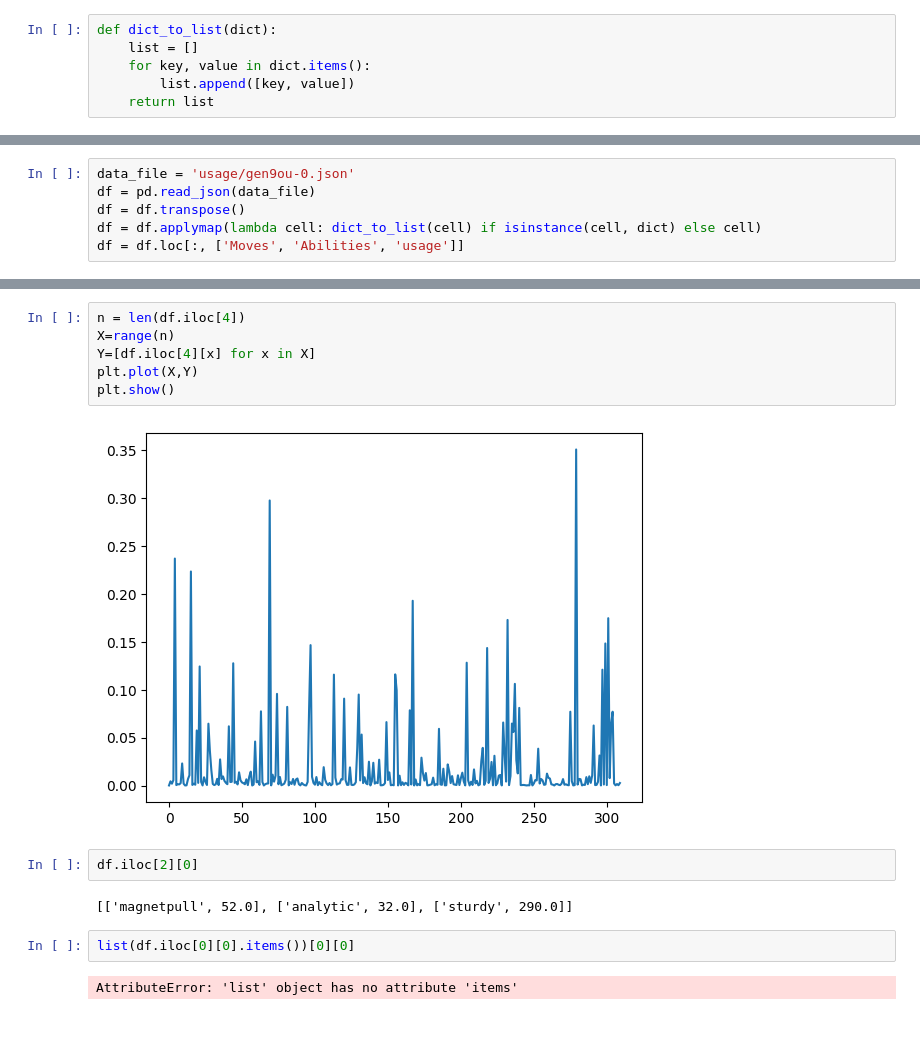
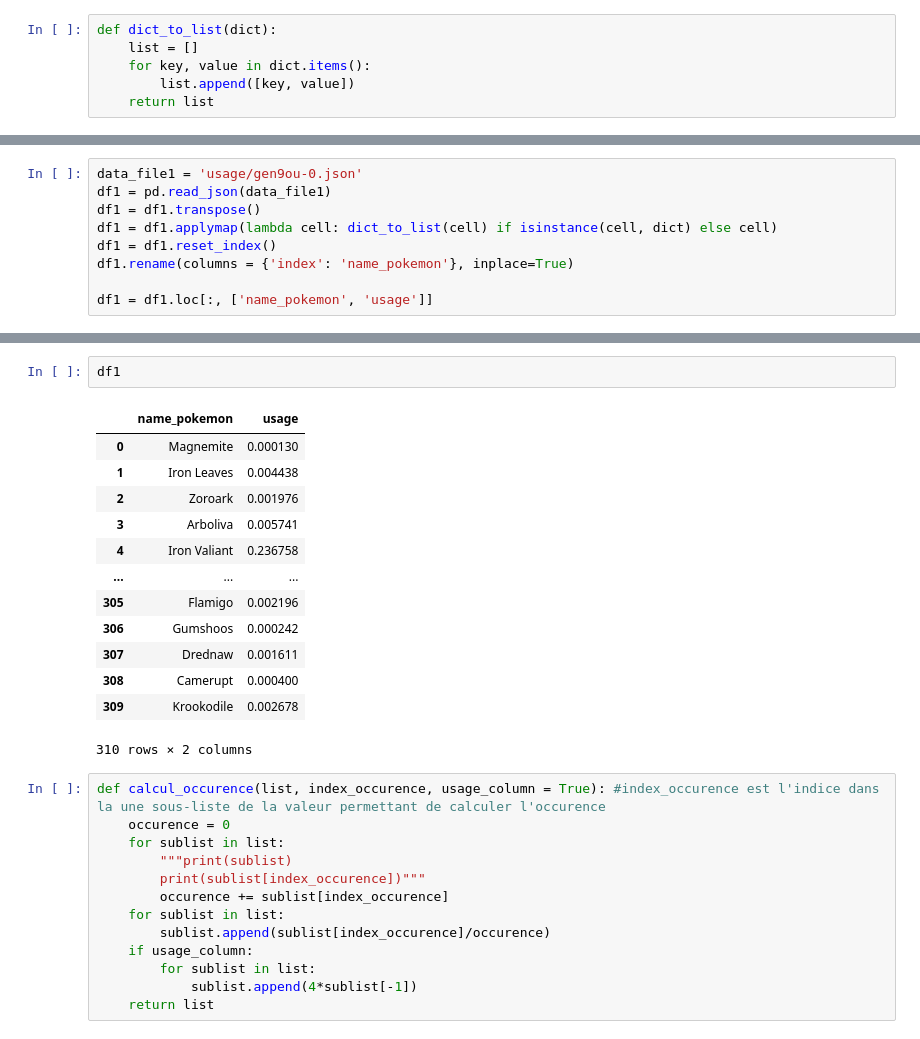
Before and after one commit to ErwannE/STNUM_pkmn, a Jupyter notebook: analysis.ipynb, the cells around one changed output, grey strips where cells are left out. Drawn from its saved outputs; the diff is of its cells as text.

```diff
--- a/analysis.ipynb
+++ b/analysis.ipynb
@@ -10,6 +33,9 @@ def dict_to_list(dict):
 # %%
-data_file = 'usage/gen9ou-0.json'
-df = pd.read_json(data_file)
-df = df.transpose()
-df = df.applymap(lambda cell: dict_to_list(cell) if isinstance(cell, dict) else cell)
-df = df.loc[:, ['Moves', 'Abilities', 'usage']]
+data_file1 = 'usage/gen9ou-0.json'
+df1 = pd.read_json(data_file1)
+df1 = df1.transpose()
+df1 = df1.applymap(lambda cell: dict_to_list(cell) if isinstance(cell, dict) else cell)
+df1 = df1.reset_index()
+df1.rename(columns = {'index': 'name_pokemon'}, inplace=True)
+
+df1 = df1.loc[:, ['name_pokemon', 'usage']]
@@ -43,16 +42,29 @@ KeyError: 'Magnemite'
-# %%
-n = len(df.iloc[4])
-X=range(n)
-Y=[df.iloc[4][x] for x in X]
-plt.plot(X,Y)
-plt.show()
-# %% [output]
-[figure, removed]
-# %%
-df.iloc[2][0]
-# %% [output]
-[['magnetpull', 52.0], ['analytic', 32.0], ['sturdy', 290.0]]
-# %%
-list(df.iloc[0][0].items())[0][0]
-# %% [output]
-AttributeError: 'list' object has no attribute 'items'
+# %%
+df1
+# %% [output]
+|  | name_pokemon | usage |
+| 0 | Magnemite | 0.000130 |
+| 1 | Iron Leaves | 0.004438 |
+| 2 | Zoroark | 0.001976 |
+| 3 | Arboliva | 0.005741 |
+| 4 | Iron Valiant | 0.236758 |
+| ... | ... | ... |
+| 305 | Flamigo | 0.002196 |
+| 306 | Gumshoos | 0.000242 |
+| 307 | Drednaw | 0.001611 |
+| 308 | Camerupt | 0.000400 |
+| 309 | Krookodile | 0.002678 |
+310 rows × 2 columns
+# %%
+def calcul_occurence(list, index_occurence, usage_column = True): #index_occurence est l'indice dans la une sous-liste de la valeur permettant de calculer l'occurence
+    occurence = 0
+    for sublist in list:
+        """print(sublist)
+        print(sublist[index_occurence])"""
+        occurence += sublist[index_occurence]
+    for sublist in list:
+        sublist.append(sublist[index_occurence]/occurence)
+    if usage_column:
+        for sublist in list:
+            sublist.append(4*sublist[-1])
+    return list
```
Also changed, not shown: parts of 10 cells of this notebook, 1 other file.
